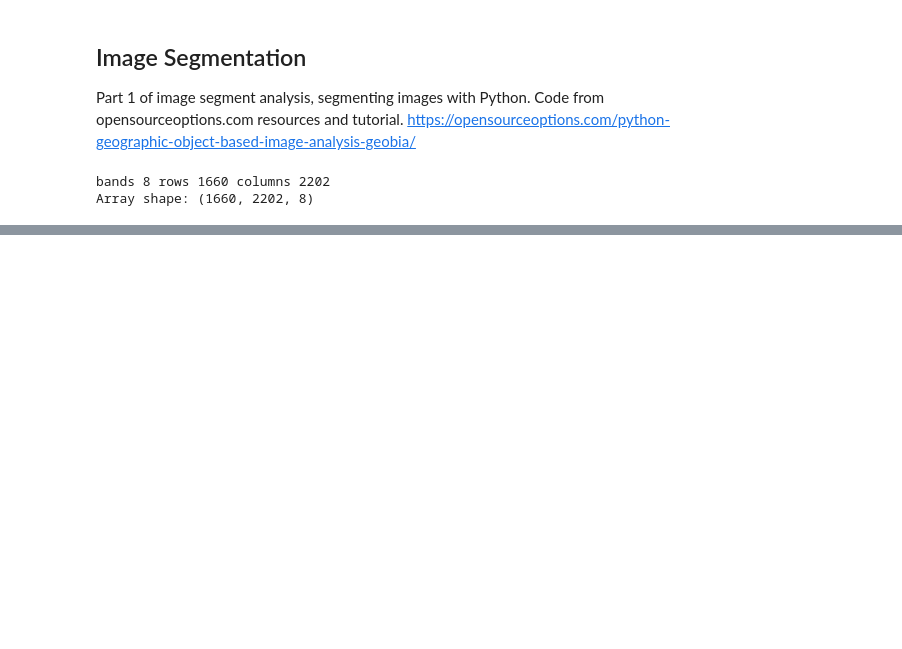
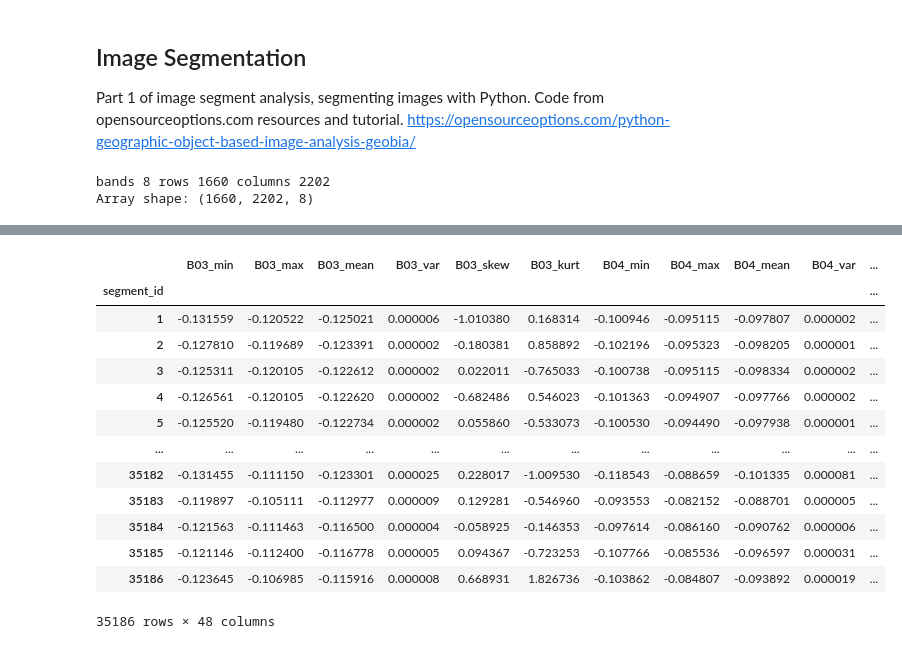
Before and after one commit to UW-GDA/trees_n_shrimps, a Jupyter notebook: mangrove_geo_obia_image_segmentation.ipynb, the cells around one changed output, grey strips where cells are left out. Drawn from its saved outputs; the diff is of its cells as text; code cells hidden in the pictures; blank space fills up the shorter version.

Commit message:
add create Pandas dataframe at end

```diff
--- a/mangrove_geo_obia_image_segmentation.ipynb
+++ b/mangrove_geo_obia_image_segmentation.ipynb
@@ -117,0 +118,33 @@ KeyboardInterrupt:
+# %%
+#Create pandas dataframe, set segment ID as index
+df_camau_2026 = pd.DataFrame(objects2026)
+df_camau_2026["segment_id"] = object_ids2026
+df_camau_2026 = df_camau_2026.set_index("segment_id")
+# %%
+#Give column names from stats and bands; number of columns = # stats x # bands
+stats = ["min","max","mean","var","skew","kurt"]
+bands = ["B03","B04","B08","B11","SCL","NDVI","NDWI","CMRI"]
+
+columns = []
+for b in bands:
+    for s in stats:
+        columns.append(f"{b}_{s}")
+
+df_camau_2026.columns = columns
+# %%
+df_camau_2026
+# %% [output]
+|  | B03_min | B03_max | B03_mean | B03_var | B03_skew | B03_kurt | B04_min | B04_max | B04_mean | B04_var | ... |
+| segment_id |  |  |  |  |  |  |  |  |  |  | ... |
+| 1 | -0.131559 | -0.120522 | -0.125021 | 0.000006 | -1.010380 | 0.168314 | -0.100946 | -0.095115 | -0.097807 | 0.000002 | ... |
+| 2 | -0.127810 | -0.119689 | -0.123391 | 0.000002 | -0.180381 | 0.858892 | -0.102196 | -0.095323 | -0.098205 | 0.000001 | ... |
+| 3 | -0.125311 | -0.120105 | -0.122612 | 0.000002 | 0.022011 | -0.765033 | -0.100738 | -0.095115 | -0.098334 | 0.000002 | ... |
+| 4 | -0.126561 | -0.120105 | -0.122620 | 0.000002 | -0.682486 | 0.546023 | -0.101363 | -0.094907 | -0.097766 | 0.000002 | ... |
+| 5 | -0.125520 | -0.119480 | -0.122734 | 0.000002 | 0.055860 | -0.533073 | -0.100530 | -0.094490 | -0.097938 | 0.000001 | ... |
+| ... | ... | ... | ... | ... | ... | ... | ... | ... | ... | ... | ... |
+| 35182 | -0.131455 | -0.111150 | -0.123301 | 0.000025 | 0.228017 | -1.009530 | -0.118543 | -0.088659 | -0.101335 | 0.000081 | ... |
+| 35183 | -0.119897 | -0.105111 | -0.112977 | 0.000009 | 0.129281 | -0.546960 | -0.093553 | -0.082152 | -0.088701 | 0.000005 | ... |
+| 35184 | -0.121563 | -0.111463 | -0.116500 | 0.000004 | -0.058925 | -0.146353 | -0.097614 | -0.086160 | -0.090762 | 0.000006 | ... |
+| 35185 | -0.121146 | -0.112400 | -0.116778 | 0.000005 | 0.094367 | -0.723253 | -0.107766 | -0.085536 | -0.096597 | 0.000031 | ... |
+| 35186 | -0.123645 | -0.106985 | -0.115916 | 0.000008 | 0.668931 | 1.826736 | -0.103862 | -0.084807 | -0.093892 | 0.000019 | ... |
+35186 rows × 48 columns
```
Also changed, not shown: parts of 4 cells of this notebook.
